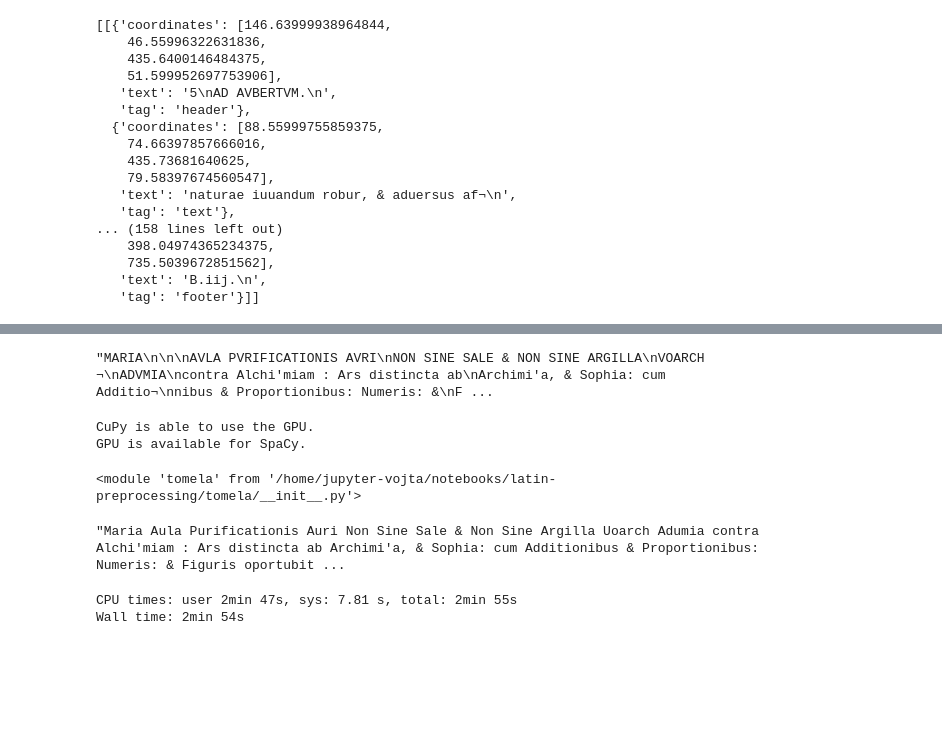
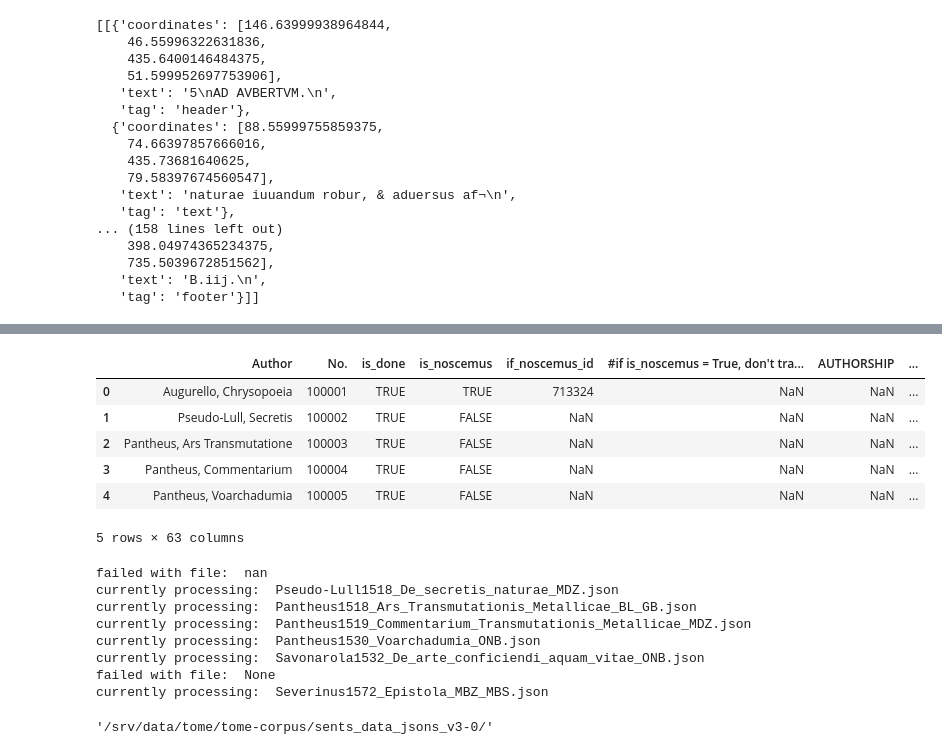
Before and after one commit to CCS-ZCU/EMLAP_ETL, a Jupyter notebook: scripts/3_texts-processing.ipynb, the cells around one changed output, grey strips where cells are left out. Drawn from its saved outputs; the diff is of its cells as text; code cells hidden in the pictures; blank space fills up the shorter version.

Commit message:
preprocessing ready

```diff
--- a/scripts/3_texts-processing.ipynb
+++ b/scripts/3_texts-processing.ipynb
@@ -400,19 +372,0 @@ def create_source_aware_nlp(textblocks, base_nlp):
-# %%
-test loading one specific text
-fn = fns[0][1]
-with open(fn, "r", encoding="utf-8") as f:
-    rawtext = f.read()
-rawtext[:1000]
-# %% [output]
-"MARIA\n\n\nAVLA PVRIFICATIONIS AVRI\nNON SINE SALE & NON SINE ARGILLA\nVOARCH ¬\nADVMIA\ncontra Alchi'miam : Ars distincta ab\nArchimi'a, & Sophia: cum Additio¬\nnibus & Proportionibus: Numeris: &\nF ...
-# %%
-# in case you locally tune the module, ensure that you have loaded the latest version!
-importlib.reload(tomela)
-# %% [output]
-CuPy is able to use the GPU.
-GPU is available for SpaCy.
-<module 'tomela' from '/home/jupyter-vojta/notebooks/latin-preprocessing/tomela/__init__.py'>
-# %%
-tomela.text_cleaner(rawtext)[:5000]
-# %% [output]
-"Maria Aula Purificationis Auri Non Sine Sale & Non Sine Argilla Uoarch Adumia contra Alchi'miam : Ars distincta ab Archimi'a, & Sophia: cum Additionibus & Proportionibus: Numeris: & Figuris oportubit ...
@@ -424,23 +376,53 @@ try:
     os.mkdir(target_path)
 except:
     pass
+# %%
+emlap_metadata.head(5)
+# %% [output]
+|  | Author | No. | is_done | is_noscemus | if_noscemus_id | #if is_noscemus = True, don't tra... | AUTHORSHIP | ... |
+| 0 | Augurello, Chrysopoeia | 100001 | TRUE | TRUE | 713324 | NaN | NaN | ... |
+| 1 | Pseudo-Lull, Secretis | 100002 | TRUE | FALSE | NaN | NaN | NaN | ... |
+| 2 | Pantheus, Ars Transmutatione | 100003 | TRUE | FALSE | NaN | NaN | NaN | ... |
+| 3 | Pantheus, Commentarium | 100004 | TRUE | FALSE | NaN | NaN | NaN | ... |
+| 4 | Pantheus, Voarchadumia | 100005 | TRUE | FALSE | NaN | NaN | NaN | ... |
+5 rows × 63 columns
 # %%
 %%time
-for id, fn in fns:
-    with open(fn, "r", encoding="utf-8") as f:
-        rawtext = f.read()
-    doc = tomela.from_rawtext_to_doc(rawtext)
-    doc_sentdata = [(sent.text, [(t.text, t.lemma_, t.pos_, (t.idx - sent[0].idx, t.idx - sent[0].idx + len(t))) for t in sent]) for sent in doc.sents]
-    sent_data_updated = []
-    for n_sent, sent_data in enumerate(doc_sentdata):
-        sent_data_updated.append((id, n_sent, sent_data[0], sent_data[1]))
-    with open(target_path + id + ".json", "w") as f:
-        json.dump(sent_data_updated, f)
+source_path = "/srv/data/tome/tome-corpus/emlap_annotated_textblocks/"
+for id, filename in zip(emlap_metadata["No."], emlap_metadata["filename"]):
+#for filename in .listdir(source_path):
+    #if "_params" not in filename:
+    try:
+        if id + ".json" not in os.listdir(target_path):
+            filepath = os.path.join(source_path, filename)
+            with open(filepath, 'r', encoding='utf-8') as f:
+                textblocks_pages = json.load(f)
+            print("currently processing: ", filename)
+            doc = process_with_source_tracking(textblocks_pages, tomela.nlp)
+            doc_sentdata = [(sent.text, [(t.text, t.lemma_, t.pos_, (t.idx - sent[0].idx, t.idx - sent[0].idx + len(t)), t._.pages, t._.textblocks) for t in sent]) for sent in doc.sents]
+            sent_data_updated = []
+            for n_sent, sent_data in enumerate(doc_sentdata):
+                sent_data_updated.append((id, n_sent, sent_data[0], sent_data[1]))
+            with open(target_path + id + ".json", "w") as f:
+                json.dump(sent_data_updated, f)
+    except:
+        print("failed with file: ", filename)
+        pass
 # %% [output]
-CPU times: user 2min 47s, sys: 7.81 s, total: 2min 55s
-Wall time: 2min 54s
+failed with file:  nan
+currently processing:  Pseudo-Lull1518_De_secretis_naturae_MDZ.json
+currently processing:  Pantheus1518_Ars_Transmutationis_Metallicae_BL_GB.json
+currently processing:  Pantheus1519_Commentarium_Transmutationis_Metallicae_MDZ.json
+currently processing:  Pantheus1530_Voarchadumia_ONB.json
+currently processing:  Savonarola1532_De_arte_conficiendi_aquam_vitae_ONB.json
+failed with file:  None
+currently processing:  Severinus1572_Epistola_MBZ_MBS.json
 # %%
 # Extract the lemmatized sentences
+# %%
+target_path
+# %% [output]
+'/srv/data/tome/tome-corpus/sents_data_jsons_v3-0/'
 # %%
 fns_jsons = os.listdir(target_path)
 fns_jsons[:10]
```
Also changed, not shown: parts of 23 cells of this notebook, 2 other files.
